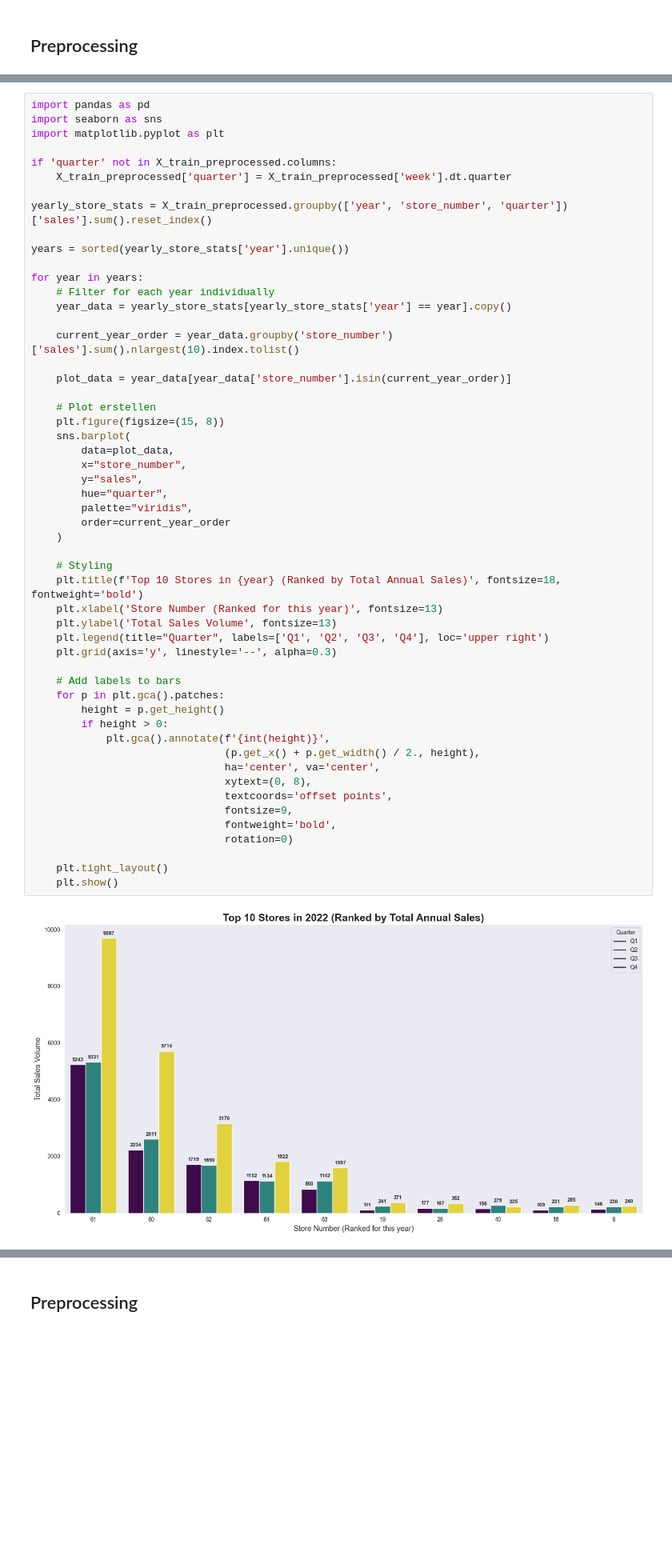
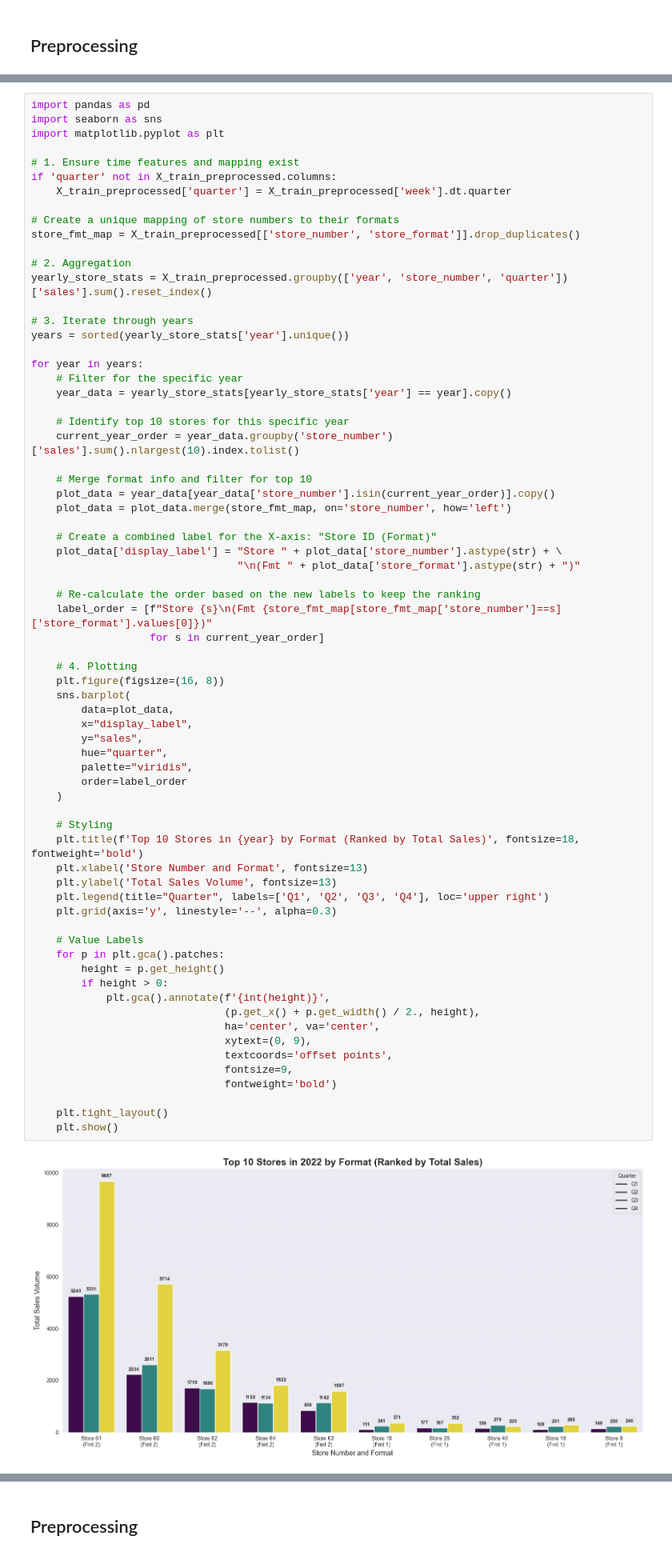
Before and after one commit to luisgrewe/StockSalesPrediction, a Jupyter notebook: salesprediction.ipynb, the cells around one changed output, grey strips where cells are left out. Shown at 80% size. Cells and saved outputs as stored; diff of their text form; blank space fills up the shorter version.

```diff
--- a/salesprediction.ipynb
+++ b/salesprediction.ipynb
@@ -204,53 +208,69 @@ import pandas as pd
 import seaborn as sns
 import matplotlib.pyplot as plt
 
+# 1. Ensure time features and mapping exist
 if 'quarter' not in X_train_preprocessed.columns:
     X_train_preprocessed['quarter'] = X_train_preprocessed['week'].dt.quarter
 
+# Create a unique mapping of store numbers to their formats
+store_fmt_map = X_train_preprocessed[['store_number', 'store_format']].drop_duplicates()
+
+# 2. Aggregation
 yearly_store_stats = X_train_preprocessed.groupby(['year', 'store_number', 'quarter'])['sales'].sum().reset_index()
 
+# 3. Iterate through years
 years = sorted(yearly_store_stats['year'].unique())
 
 for year in years:
-    # Filter for each year individually
+    # Filter for the specific year
     year_data = yearly_store_stats[yearly_store_stats['year'] == year].copy()
 
+    # Identify top 10 stores for this specific year
     current_year_order = year_data.groupby('store_number')['sales'].sum().nlargest(10).index.tolist()
 
-    plot_data = year_data[year_data['store_number'].isin(current_year_order)]
+    # Merge format info and filter for top 10
+    plot_data = year_data[year_data['store_number'].isin(current_year_order)].copy()
+    plot_data = plot_data.merge(store_fmt_map, on='store_number', how='left')
 
-    # Plot erstellen
-    plt.figure(figsize=(15, 8))
+    # Create a combined label for the X-axis: "Store ID (Format)"
+    plot_data['display_label'] = "Store " + plot_data['store_number'].astype(str) + \
+                                 "\n(Fmt " + plot_data['store_format'].astype(str) + ")"
+
+    # Re-calculate the order based on the new labels to keep the ranking
+    label_order = [f"Store {s}\n(Fmt {store_fmt_map[store_fmt_map['store_number']==s]['store_format'].values[0]})"
+                   for s in current_year_order]
+
+    # 4. Plotting
+    plt.figure(figsize=(16, 8))
     sns.barplot(
         data=plot_data,
-        x="store_number",
+        x="display_label",
         y="sales",
         hue="quarter",
         palette="viridis",
-        order=current_year_order
+        order=label_order
     )
 
     # Styling
-    plt.title(f'Top 10 Stores in {year} (Ranked by Total Annual Sales)', fontsize=18, fontweight='bold')
-    plt.xlabel('Store Number (Ranked for this year)', fontsize=13)
+    plt.title(f'Top 10 Stores in {year} by Format (Ranked by Total Sales)', fontsize=18, fontweight='bold')
+    plt.xlabel('Store Number and Format', fontsize=13)
     plt.ylabel('Total Sales Volume', fontsize=13)
     plt.legend(title="Quarter", labels=['Q1', 'Q2', 'Q3', 'Q4'], loc='upper right')
     plt.grid(axis='y', linestyle='--', alpha=0.3)
 
-    # Add labels to bars
+    # Value Labels
     for p in plt.gca().patches:
         height = p.get_height()
         if height > 0:
             plt.gca().annotate(f'{int(height)}',
                                (p.get_x() + p.get_width() / 2., height),
                                ha='center', va='center',
-                               xytext=(0, 8),
+                               xytext=(0, 9),
                                textcoords='offset points',
                                fontsize=9,
-                               fontweight='bold',
-                               rotation=0)
+                               fontweight='bold')
 
     plt.tight_layout()
     plt.show()
 # %% [output]
-[figure, old version]
+[figure, new version]
```
Also changed, not shown: parts of 17 cells of this notebook, 7 other files.
